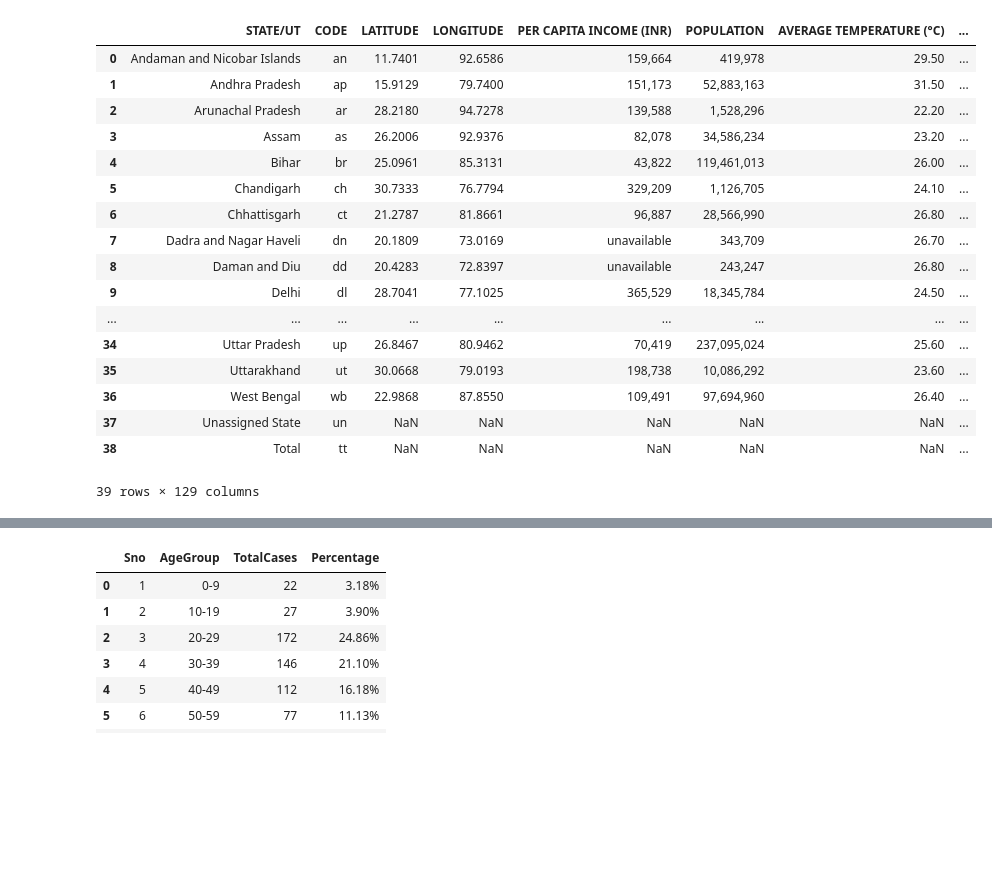
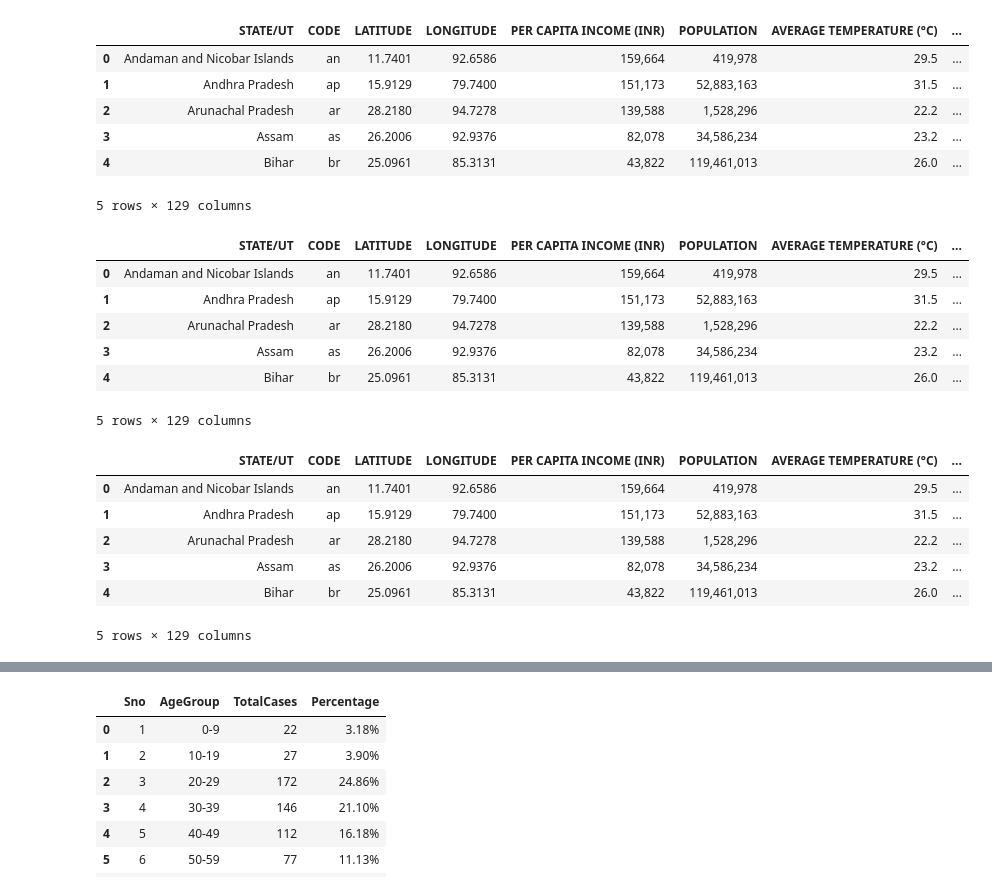
Before and after one commit to 41x3n/Impact-of-lockdown-in-India-COVID-19, a Jupyter notebook: analysis.ipynb, the cells around one changed output, grey strips where cells are left out. Cells and saved outputs as stored; diff of their text form; code cells hidden in the pictures; blank space fills up the shorter version.

```diff
--- a/analysis.ipynb
+++ b/analysis.ipynb
@@ -15,24 +13,33 @@ recover_df = pd.read_csv('COVID19_INDIA_STATEWISE_TIME_SERIES_RECOVERY.csv')
 # %%
-confirmed_df
+confirmed_df.head()
 # %% [output]
 |  | STATE/UT | CODE | LATITUDE | LONGITUDE | PER CAPITA INCOME (INR) | POPULATION | AVERAGE TEMPERATURE (°C) | ... |
-| 0 | Andaman and Nicobar Islands | an | 11.7401 | 92.6586 | 159,664 | 419,978 | 29.50 | ... |
-| 1 | Andhra Pradesh | ap | 15.9129 | 79.7400 | 151,173 | 52,883,163 | 31.50 | ... |
-| 2 | Arunachal Pradesh | ar | 28.2180 | 94.7278 | 139,588 | 1,528,296 | 22.20 | ... |
-| 3 | Assam | as | 26.2006 | 92.9376 | 82,078 | 34,586,234 | 23.20 | ... |
-| 4 | Bihar | br | 25.0961 | 85.3131 | 43,822 | 119,461,013 | 26.00 | ... |
-| 5 | Chandigarh | ch | 30.7333 | 76.7794 | 329,209 | 1,126,705 | 24.10 | ... |
-| 6 | Chhattisgarh | ct | 21.2787 | 81.8661 | 96,887 | 28,566,990 | 26.80 | ... |
-| 7 | Dadra and Nagar Haveli | dn | 20.1809 | 73.0169 | unavailable | 343,709 | 26.70 | ... |
-| 8 | Daman and Diu | dd | 20.4283 | 72.8397 | unavailable | 243,247 | 26.80 | ... |
-| 9 | Delhi | dl | 28.7041 | 77.1025 | 365,529 | 18,345,784 | 24.50 | ... |
-| ... | ... | ... | ... | ... | ... | ... | ... | ... |
-| 34 | Uttar Pradesh | up | 26.8467 | 80.9462 | 70,419 | 237,095,024 | 25.60 | ... |
-| 35 | Uttarakhand | ut | 30.0668 | 79.0193 | 198,738 | 10,086,292 | 23.60 | ... |
-| 36 | West Bengal | wb | 22.9868 | 87.8550 | 109,491 | 97,694,960 | 26.40 | ... |
-| 37 | Unassigned State | un | NaN | NaN | NaN | NaN | NaN | ... |
-| 38 | Total | tt | NaN | NaN | NaN | NaN | NaN | ... |
+| 0 | Andaman and Nicobar Islands | an | 11.7401 | 92.6586 | 159,664 | 419,978 | 29.5 | ... |
+| 1 | Andhra Pradesh | ap | 15.9129 | 79.7400 | 151,173 | 52,883,163 | 31.5 | ... |
+| 2 | Arunachal Pradesh | ar | 28.2180 | 94.7278 | 139,588 | 1,528,296 | 22.2 | ... |
+| 3 | Assam | as | 26.2006 | 92.9376 | 82,078 | 34,586,234 | 23.2 | ... |
+| 4 | Bihar | br | 25.0961 | 85.3131 | 43,822 | 119,461,013 | 26.0 | ... |
-39 rows × 129 columns
+5 rows × 129 columns
+# %%
+death_df.head()
+# %% [output]
+|  | STATE/UT | CODE | LATITUDE | LONGITUDE | PER CAPITA INCOME (INR) | POPULATION | AVERAGE TEMPERATURE (°C) | ... |
+| 0 | Andaman and Nicobar Islands | an | 11.7401 | 92.6586 | 159,664 | 419,978 | 29.5 | ... |
+| 1 | Andhra Pradesh | ap | 15.9129 | 79.7400 | 151,173 | 52,883,163 | 31.5 | ... |
+| 2 | Arunachal Pradesh | ar | 28.2180 | 94.7278 | 139,588 | 1,528,296 | 22.2 | ... |
+| 3 | Assam | as | 26.2006 | 92.9376 | 82,078 | 34,586,234 | 23.2 | ... |
+| 4 | Bihar | br | 25.0961 | 85.3131 | 43,822 | 119,461,013 | 26.0 | ... |
+5 rows × 129 columns
+# %%
+recover_df.head()
+# %% [output]
+|  | STATE/UT | CODE | LATITUDE | LONGITUDE | PER CAPITA INCOME (INR) | POPULATION | AVERAGE TEMPERATURE (°C) | ... |
+| 0 | Andaman and Nicobar Islands | an | 11.7401 | 92.6586 | 159,664 | 419,978 | 29.5 | ... |
+| 1 | Andhra Pradesh | ap | 15.9129 | 79.7400 | 151,173 | 52,883,163 | 31.5 | ... |
+| 2 | Arunachal Pradesh | ar | 28.2180 | 94.7278 | 139,588 | 1,528,296 | 22.2 | ... |
+| 3 | Assam | as | 26.2006 | 92.9376 | 82,078 | 34,586,234 | 23.2 | ... |
+| 4 | Bihar | br | 25.0961 | 85.3131 | 43,822 | 119,461,013 | 26.0 | ... |
+5 rows × 129 columns
 # %%
 date = '5/31/2020'
 total_confirmed_cases = confirmed_df.loc[38, date]
```
Also changed, not shown: parts of 9 cells of this notebook.
